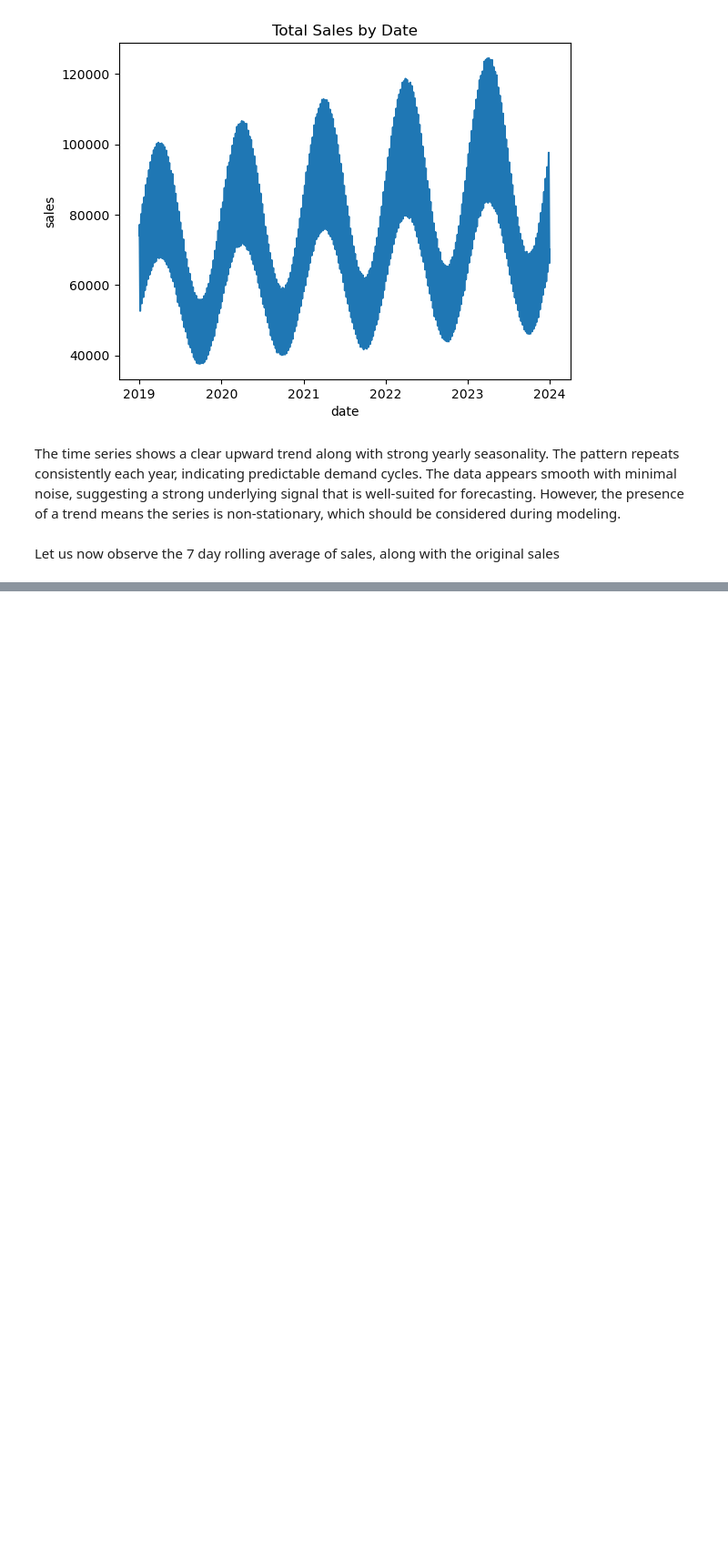
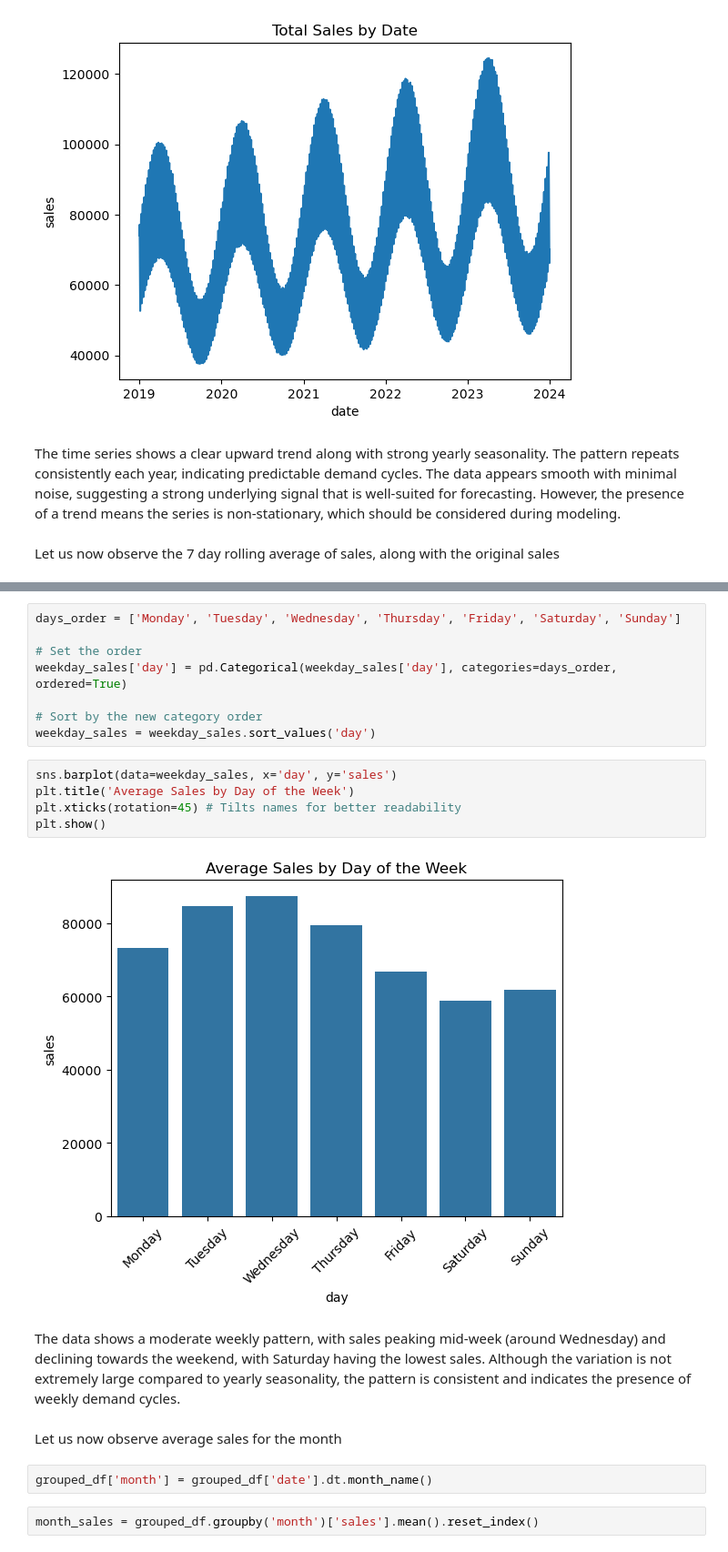
Before and after one commit to alinazir105/Revenue-Forecasting-System, a Jupyter notebook: notebook.ipynb, the cells around one changed output, grey strips where cells are left out. Shown at 91% size. Drawn from its saved outputs; the diff is of its cells as text; blank space fills up the shorter version.

```diff
--- a/notebook.ipynb
+++ b/notebook.ipynb
@@ -286,0 +319,23 @@ Let us now observe the 7 day rolling average of sales, along with the original s
+# %%
+days_order = ['Monday', 'Tuesday', 'Wednesday', 'Thursday', 'Friday', 'Saturday', 'Sunday']
+
+# Set the order
+weekday_sales['day'] = pd.Categorical(weekday_sales['day'], categories=days_order, ordered=True)
+
+# Sort by the new category order
+weekday_sales = weekday_sales.sort_values('day')
+# %%
+sns.barplot(data=weekday_sales, x='day', y='sales')
+plt.title('Average Sales by Day of the Week')
+plt.xticks(rotation=45) # Tilts names for better readability
+plt.show()
+# %% [output]
+[figure, added]
+# %% [markdown]
+The data shows a moderate weekly pattern, with sales peaking mid-week (around Wednesday) and declining towards the weekend, with Saturday having the lowest sales. Although the variation is not extremely large compared to yearly seasonality, the pattern is consistent and indicates the presence of weekly demand cycles.
+# %% [markdown]
+Let us now observe average sales for the month
+# %%
+grouped_df['month'] = grouped_df['date'].dt.month_name()
+# %%
+month_sales = grouped_df.groupby('month')['sales'].mean().reset_index()
```
Also changed, not shown: parts of 12 cells of this notebook.
